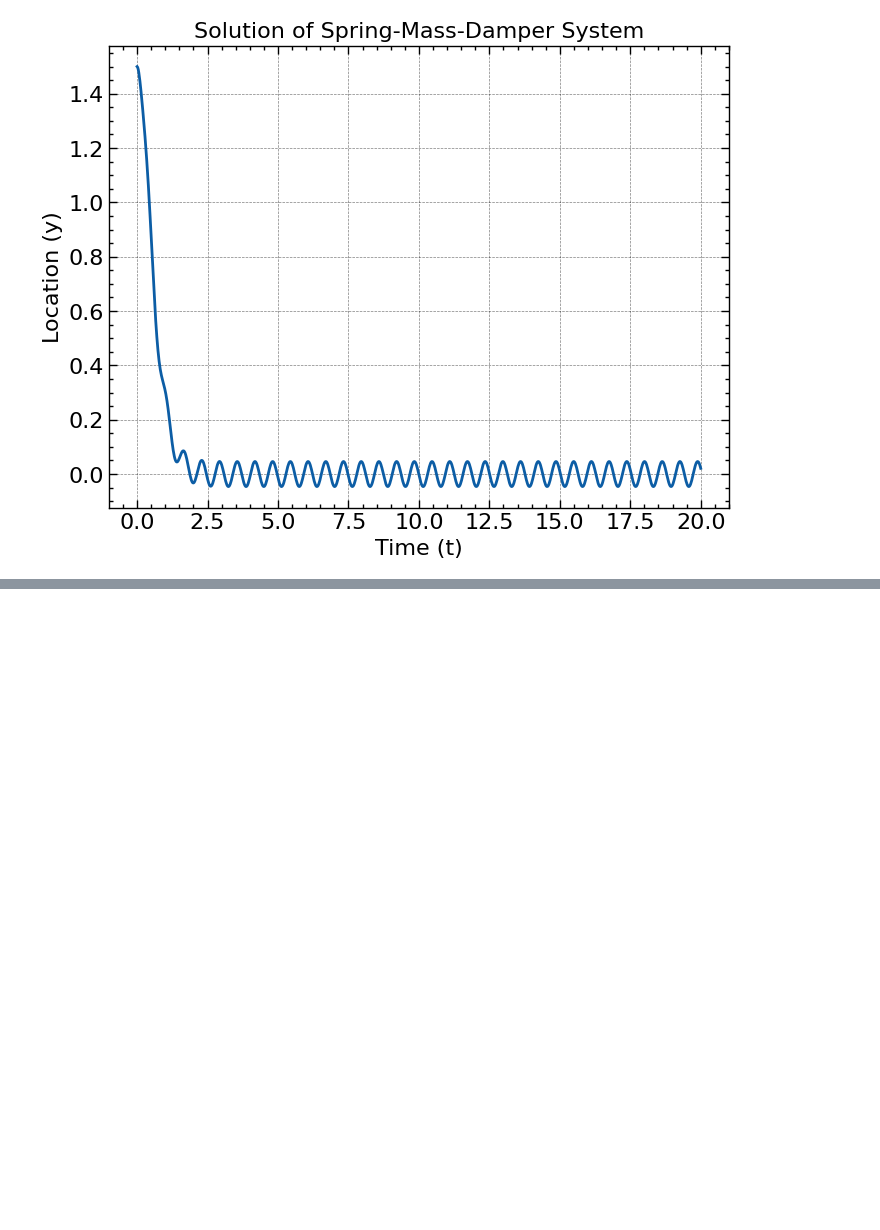
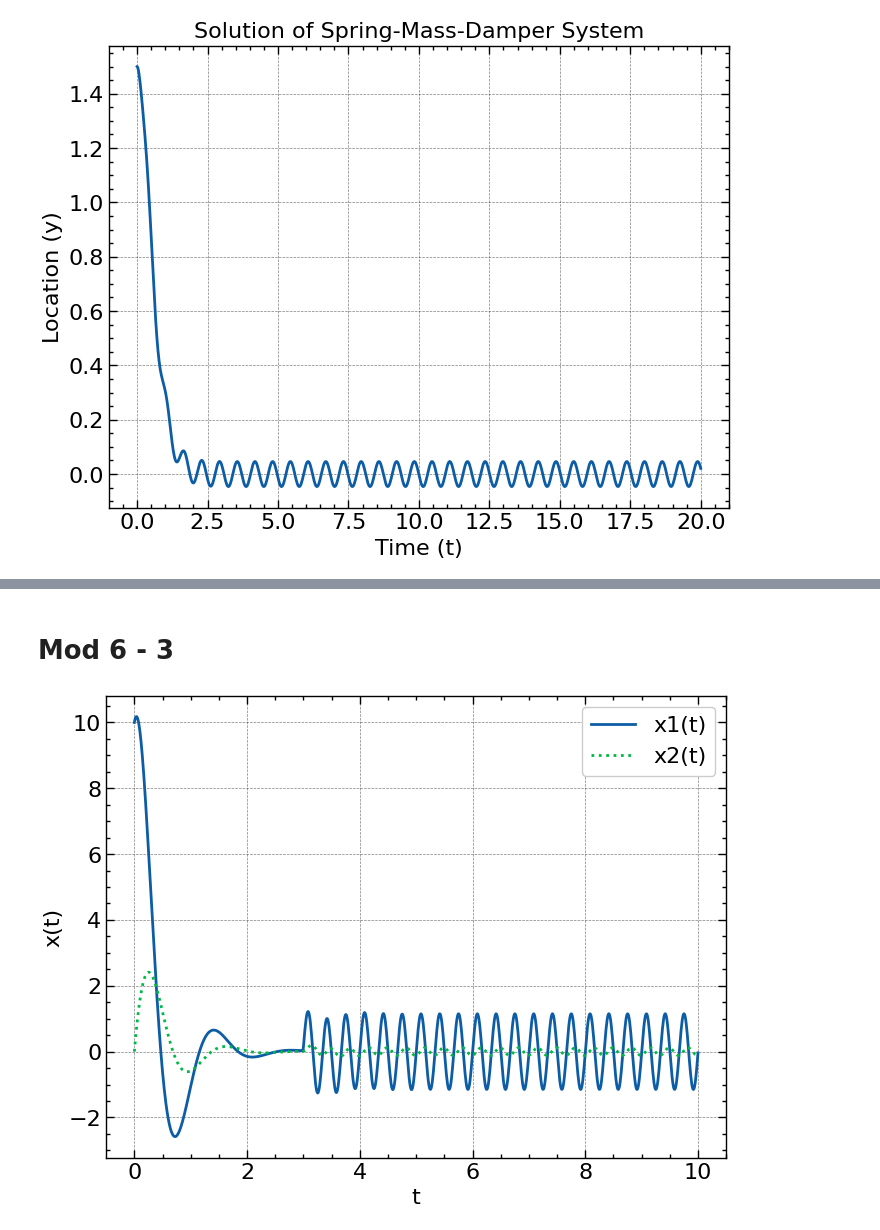
Before and after one commit to bks4522/Math_Work, a Jupyter notebook: Diff_Eq/Mod6Quiz.ipynb, the cells around one changed output, grey strips where cells are left out. Drawn from its saved outputs; the diff is of its cells as text; code cells hidden in the pictures; blank space fills up the shorter version.

```diff
--- a/Diff_Eq/Mod6Quiz.ipynb
+++ b/Diff_Eq/Mod6Quiz.ipynb
@@ -169,0 +230,31 @@ plt.show()
+# %% [markdown]
+# Mod 6 - 3
+# %%
+# Define the system of first-order differential equations
+def system(t, y):
+    dydt = np.zeros(2)
+    u = 1 if t >= 3 else 0
+    dydt[0] = y[0] - 15*y[1] + 20*np.cos(6*np.pi*t)*u
+    dydt[1] = 2*y[0] - 5*y[1]
+    return dydt
+
+# Define the time points
+t = np.linspace(0, 10, 1000)
+
+# Define the initial conditions
+y0 = [10, 0]
+
+# Solve the system of differential equations
+sol = solve_ivp(system, [0, 10], y0, t_eval=t)
+
+# Plot the solution
+plt.figure()
+plt.plot(sol.t, sol.y[0], '-', label='x1(t)')
+plt.plot(sol.t, sol.y[1], ':', label='x2(t)')
+plt.xlabel('t')
+plt.ylabel('x(t)')
+plt.legend()
+plt.grid(True)
+plt.show()
+# %% [output]
+[figure, added]
```
Also changed, not shown: parts of 6 cells of this notebook, 7 other files.
